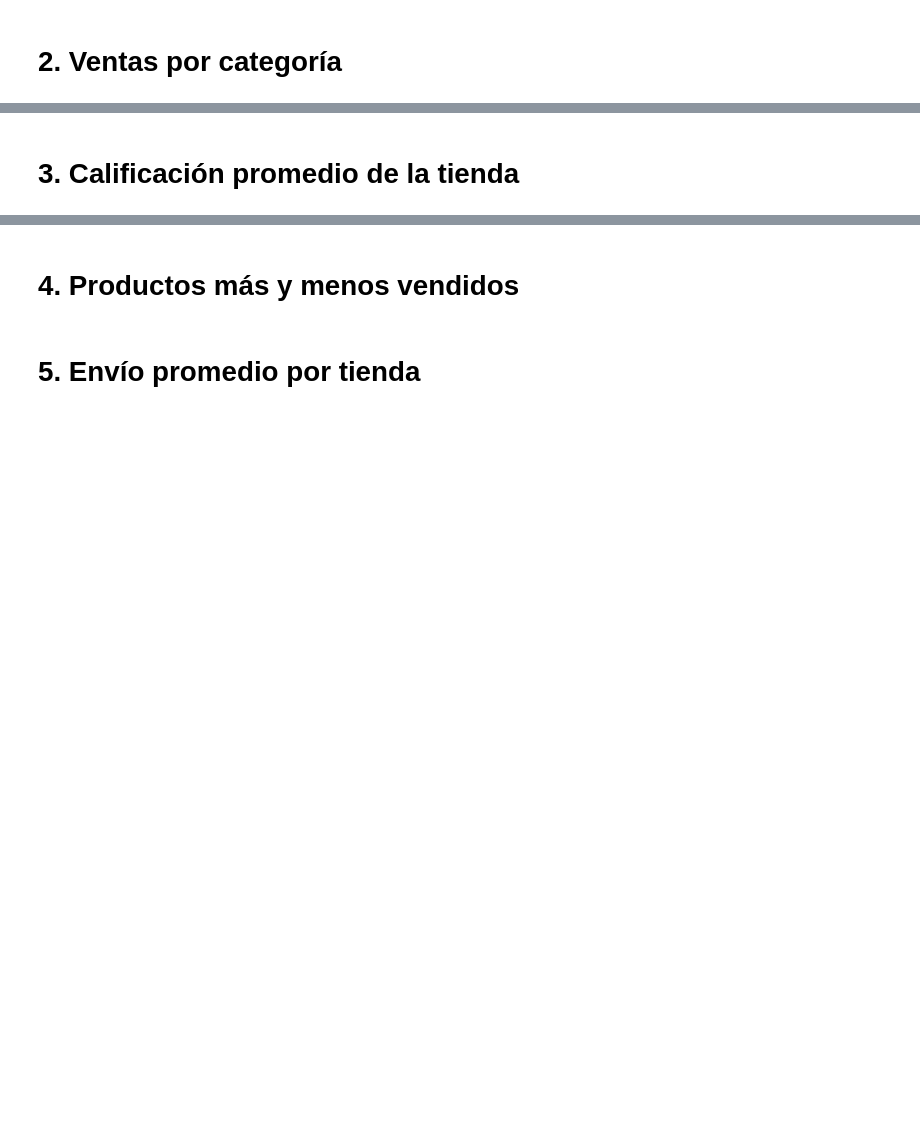
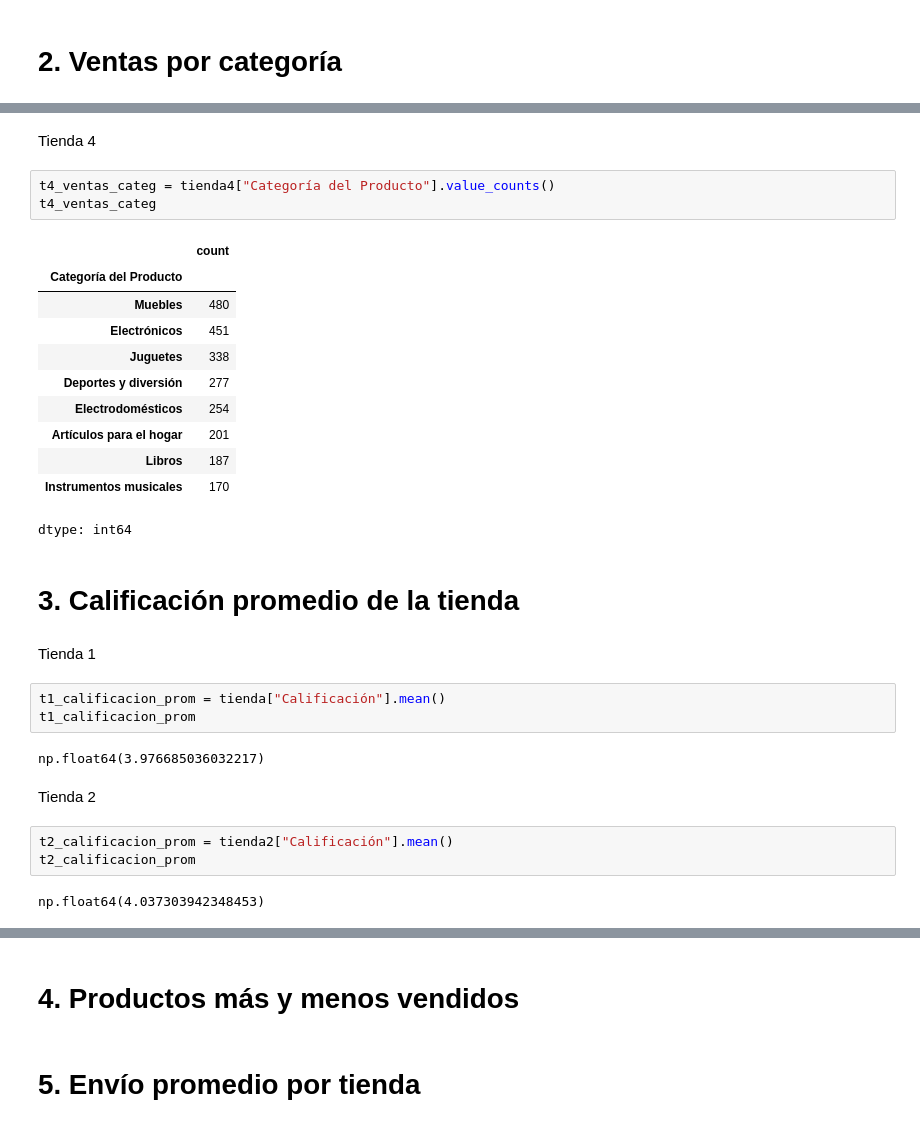
Before and after one commit to DarkLyng/Challenge_Alura_Store, a Jupyter notebook: AluraStoreLatam.ipynb, the cells around one changed output, grey strips where cells are left out. Cells and saved outputs as stored; diff of their text form; blank space fills up the shorter version.

```diff
--- a/AluraStoreLatam.ipynb
+++ b/AluraStoreLatam.ipynb
@@ -57,2 +136,33 @@ tienda4.head()
+# %% [markdown]
+Tienda 4
+# %%
+t4_ventas_categ = tienda4["Categoría del Producto"].value_counts()
+t4_ventas_categ
+# %% [output]
+|  | count |
+| Categoría del Producto |  |
+| Muebles | 480 |
+| Electrónicos | 451 |
+| Juguetes | 338 |
+| Deportes y diversión | 277 |
+| Electrodomésticos | 254 |
+| Artículos para el hogar | 201 |
+| Libros | 187 |
+| Instrumentos musicales | 170 |
+dtype: int64
 # %% [markdown]
 # 3. Calificación promedio de la tienda
+# %% [markdown]
+Tienda 1
+# %%
+t1_calificacion_prom = tienda["Calificación"].mean()
+t1_calificacion_prom
+# %% [output]
+np.float64(3.976685036032217)
+# %% [markdown]
+Tienda 2
+# %%
+t2_calificacion_prom = tienda2["Calificación"].mean()
+t2_calificacion_prom
+# %% [output]
+np.float64(4.037303942348453)
```
Also changed, not shown: parts of 18 cells of this notebook.
